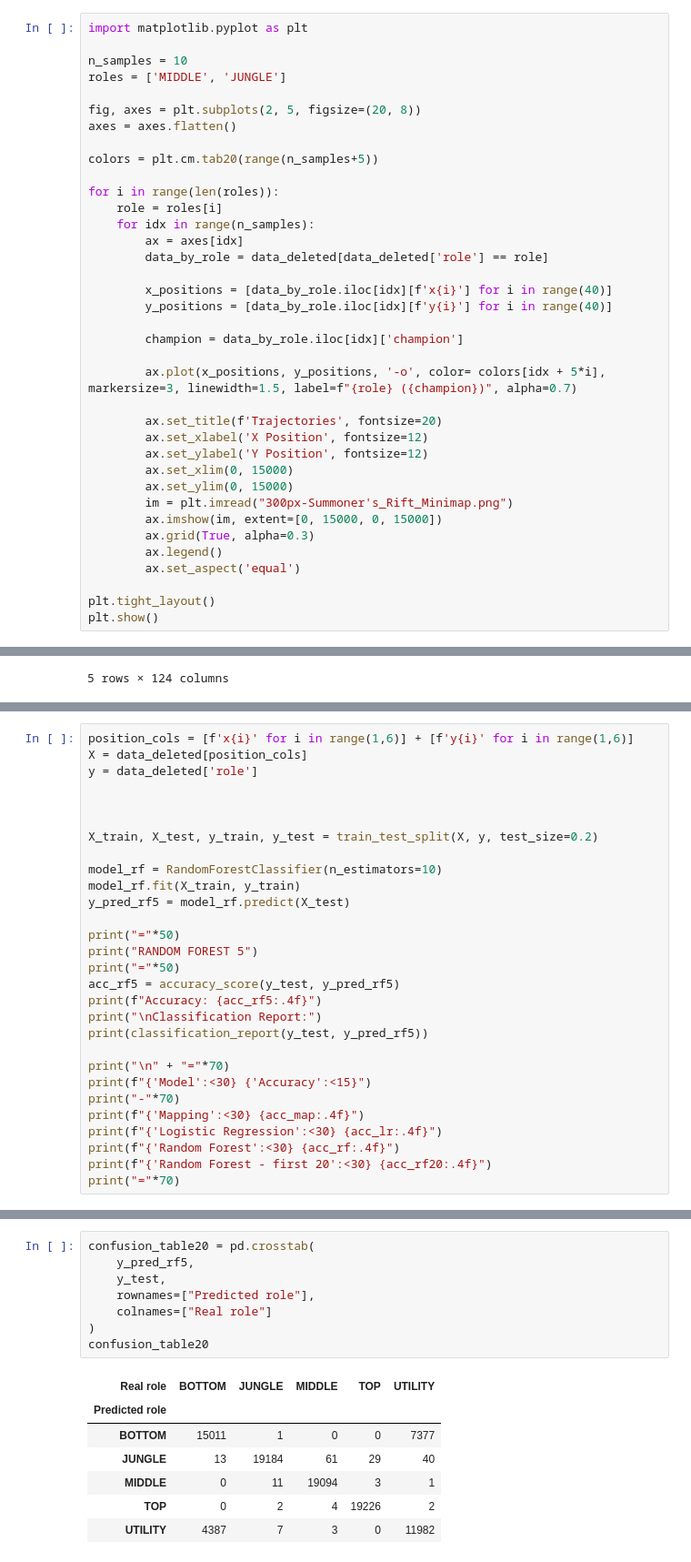
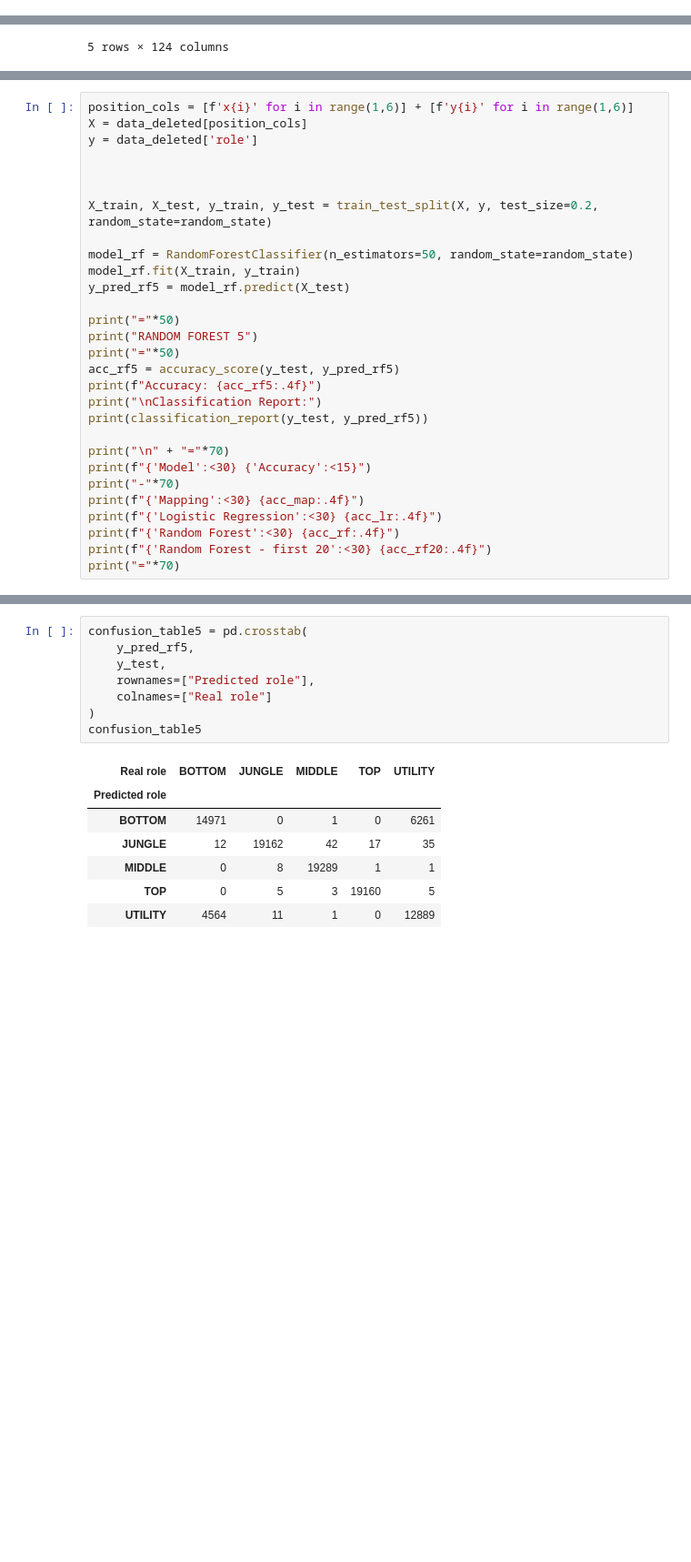
Before and after one commit to Kapponohacco/League-Ml-Project, a Jupyter notebook: src/models.ipynb, the cells around one changed output, grey strips where cells are left out. Shown at 91% size. Drawn from its saved outputs; the diff is of its cells as text; blank space fills up the shorter version.

Commit message:
Early boosting and silver data

```diff
--- a/src/models.ipynb
+++ b/src/models.ipynb
@@ -109,37 +127,0 @@ Difference:     0.0003
-# %%
-import matplotlib.pyplot as plt
-
-n_samples = 10
-roles = ['MIDDLE', 'JUNGLE']
-
-fig, axes = plt.subplots(2, 5, figsize=(20, 8))
-axes = axes.flatten()
-
-colors = plt.cm.tab20(range(n_samples+5))
-
-for i in range(len(roles)):
-    role = roles[i]
-    for idx in range(n_samples):
-        ax = axes[idx]
-        data_by_role = data_deleted[data_deleted['role'] == role]
-
-        x_positions = [data_by_role.iloc[idx][f'x{i}'] for i in range(40)]
-        y_positions = [data_by_role.iloc[idx][f'y{i}'] for i in range(40)]
-
-        champion = data_by_role.iloc[idx]['champion']
-
-        ax.plot(x_positions, y_positions, '-o', color= colors[idx + 5*i], markersize=3, linewidth=1.5, label=f"{role} ({champion})", alpha=0.7)
-
-        ax.set_title(f'Trajectories', fontsize=20)
-        ax.set_xlabel('X Position', fontsize=12)
-        ax.set_ylabel('Y Position', fontsize=12)
-        ax.set_xlim(0, 15000)
-        ax.set_ylim(0, 15000)
-        im = plt.imread("300px-Summoner's_Rift_Minimap.png")
-        ax.imshow(im, extent=[0, 15000, 0, 15000])
-        ax.grid(True, alpha=0.3)
-        ax.legend()
-        ax.set_aspect('equal')
-
-plt.tight_layout()
-plt.show()
@@ -432,9 +568,9 @@ y = data_deleted['role']
 
 
 
-X_train, X_test, y_train, y_test = train_test_split(X, y, test_size=0.2)
+X_train, X_test, y_train, y_test = train_test_split(X, y, test_size=0.2, random_state=random_state)
 
-model_rf = RandomForestClassifier(n_estimators=10)
+model_rf = RandomForestClassifier(n_estimators=50, random_state=random_state)
 model_rf.fit(X_train, y_train)
 y_pred_rf5 = model_rf.predict(X_test)
 
@@ -475,17 +613,17 @@ Random Forest - first 20       0.9122
 # %%
-confusion_table20 = pd.crosstab(
+confusion_table5 = pd.crosstab(
     y_pred_rf5,
     y_test,
     rownames=["Predicted role"],
     colnames=["Real role"]
 )
-confusion_table20
+confusion_table5
 # %% [output]
 | Real role | BOTTOM | JUNGLE | MIDDLE | TOP | UTILITY |
 | Predicted role |  |  |  |  |  |
-| BOTTOM | 15011 | 1 | 0 | 0 | 7377 |
-| JUNGLE | 13 | 19184 | 61 | 29 | 40 |
-| MIDDLE | 0 | 11 | 19094 | 3 | 1 |
-| TOP | 0 | 2 | 4 | 19226 | 2 |
-| UTILITY | 4387 | 7 | 3 | 0 | 11982 |
+| BOTTOM | 14971 | 0 | 1 | 0 | 6261 |
+| JUNGLE | 12 | 19162 | 42 | 17 | 35 |
+| MIDDLE | 0 | 8 | 19289 | 1 | 1 |
+| TOP | 0 | 5 | 3 | 19160 | 5 |
+| UTILITY | 4564 | 11 | 1 | 0 | 12889 |
 # %% [markdown]
```
Also changed, not shown: parts of 53 cells of this notebook, 1 other file.
